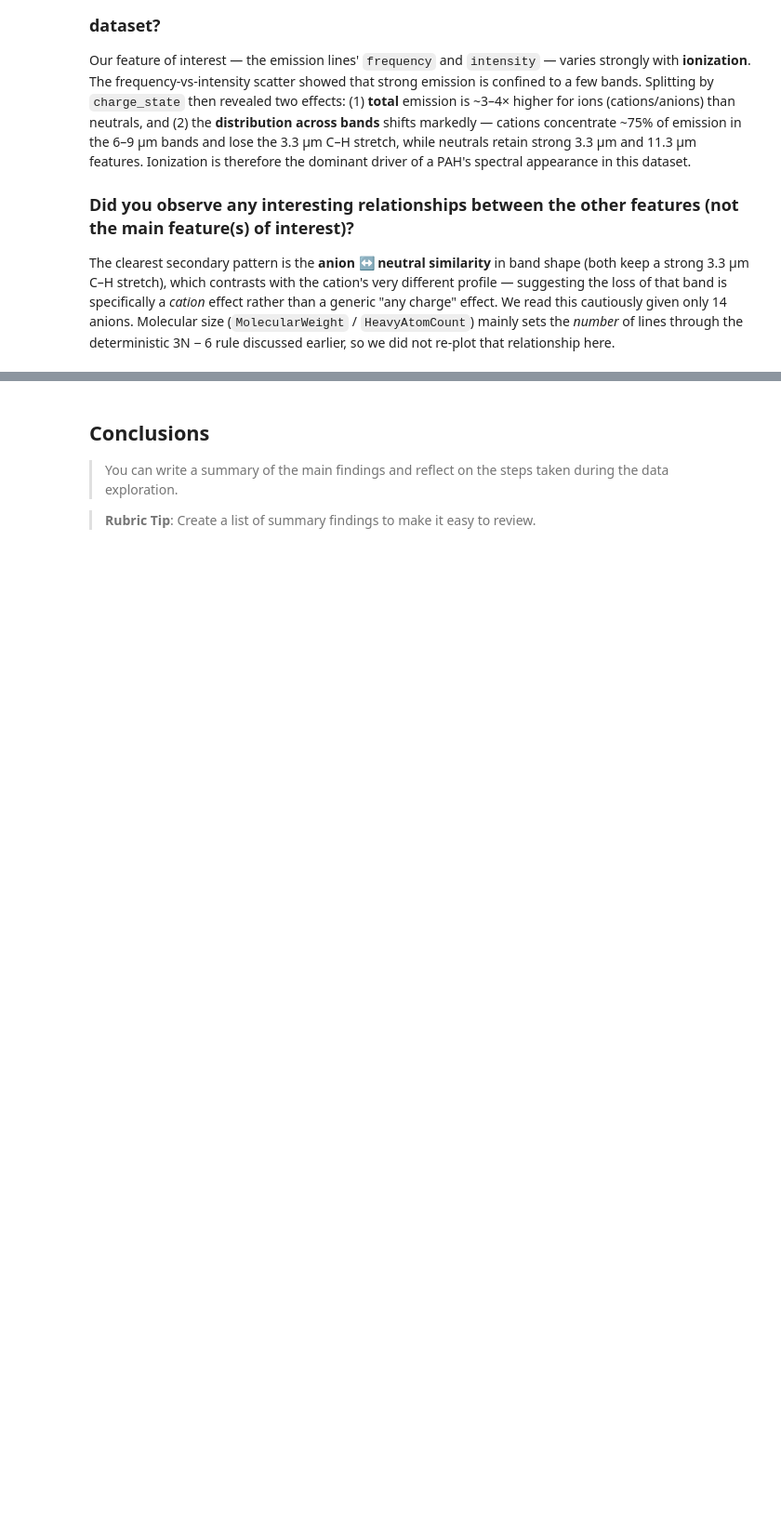
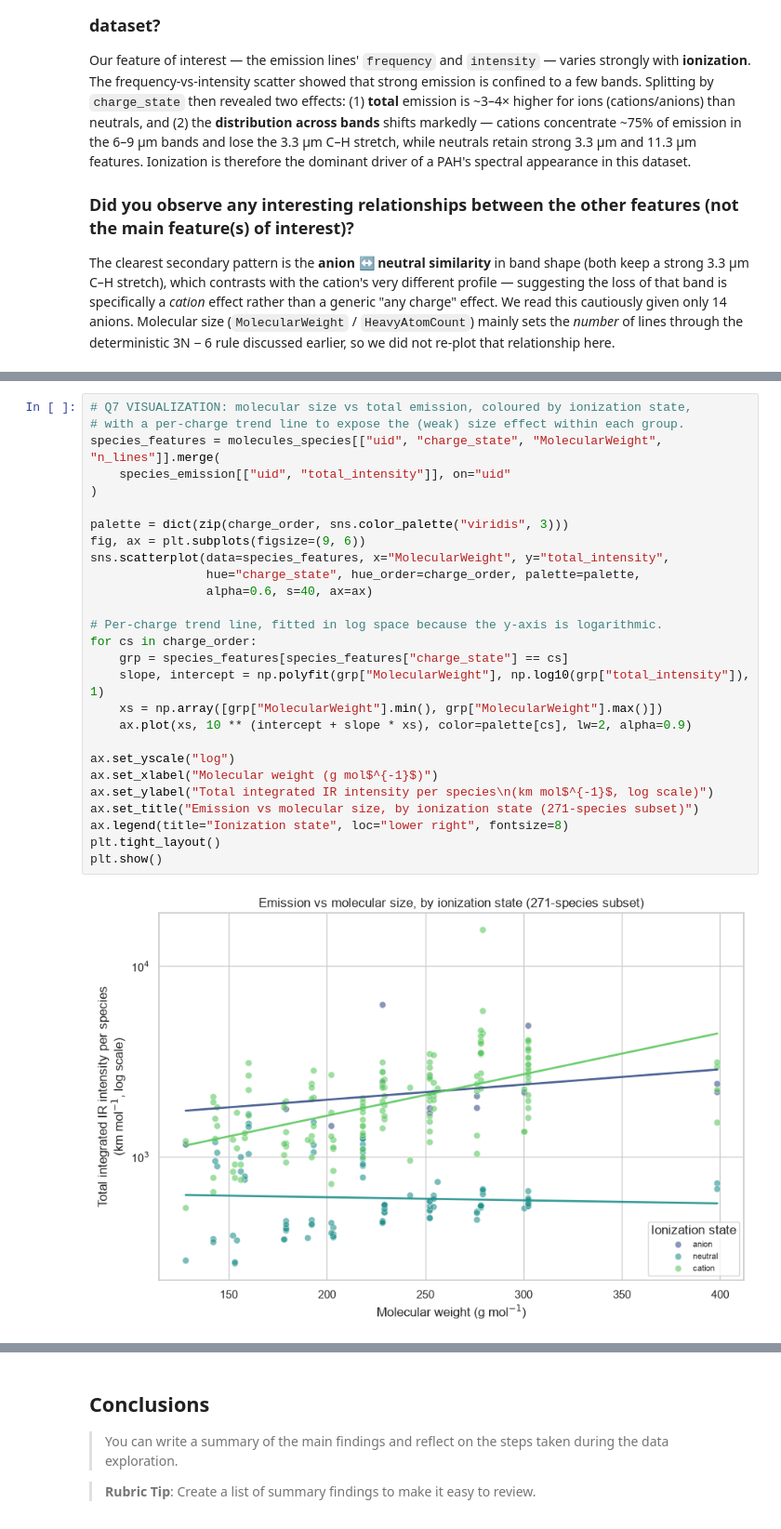
Before and after one commit to thebreadishard/udacity-data-visualization, a Jupyter notebook: notebooks/Part_I_exploration_template.ipynb, the cells around one changed output, grey strips where cells are left out. Shown at 93% size. Cells and saved outputs as stored; diff of their text form; blank space fills up the shorter version.

```diff
--- a/notebooks/Part_I_exploration_template.ipynb
+++ b/notebooks/Part_I_exploration_template.ipynb
@@ -379,0 +393,29 @@ your work in the previous sections.
+# %%
+# Q7 VISUALIZATION: molecular size vs total emission, coloured by ionization state,
+# with a per-charge trend line to expose the (weak) size effect within each group.
+species_features = molecules_species[["uid", "charge_state", "MolecularWeight", "n_lines"]].merge(
+    species_emission[["uid", "total_intensity"]], on="uid"
+)
+
+palette = dict(zip(charge_order, sns.color_palette("viridis", 3)))
+fig, ax = plt.subplots(figsize=(9, 6))
+sns.scatterplot(data=species_features, x="MolecularWeight", y="total_intensity",
+                hue="charge_state", hue_order=charge_order, palette=palette,
+                alpha=0.6, s=40, ax=ax)
+
+# Per-charge trend line, fitted in log space because the y-axis is logarithmic.
+for cs in charge_order:
+    grp = species_features[species_features["charge_state"] == cs]
+    slope, intercept = np.polyfit(grp["MolecularWeight"], np.log10(grp["total_intensity"]), 1)
+    xs = np.array([grp["MolecularWeight"].min(), grp["MolecularWeight"].max()])
+    ax.plot(xs, 10 ** (intercept + slope * xs), color=palette[cs], lw=2, alpha=0.9)
+
+ax.set_yscale("log")
+ax.set_xlabel("Molecular weight (g mol$^{-1}$)")
+ax.set_ylabel("Total integrated IR intensity per species\n(km mol$^{-1}$, log scale)")
+ax.set_title("Emission vs molecular size, by ionization state (271-species subset)")
+ax.legend(title="Ionization state", loc="lower right", fontsize=8)
+plt.tight_layout()
+plt.show()
+# %% [output]
+[figure, added]
```
Also changed, not shown: parts of 8 cells of this notebook.
